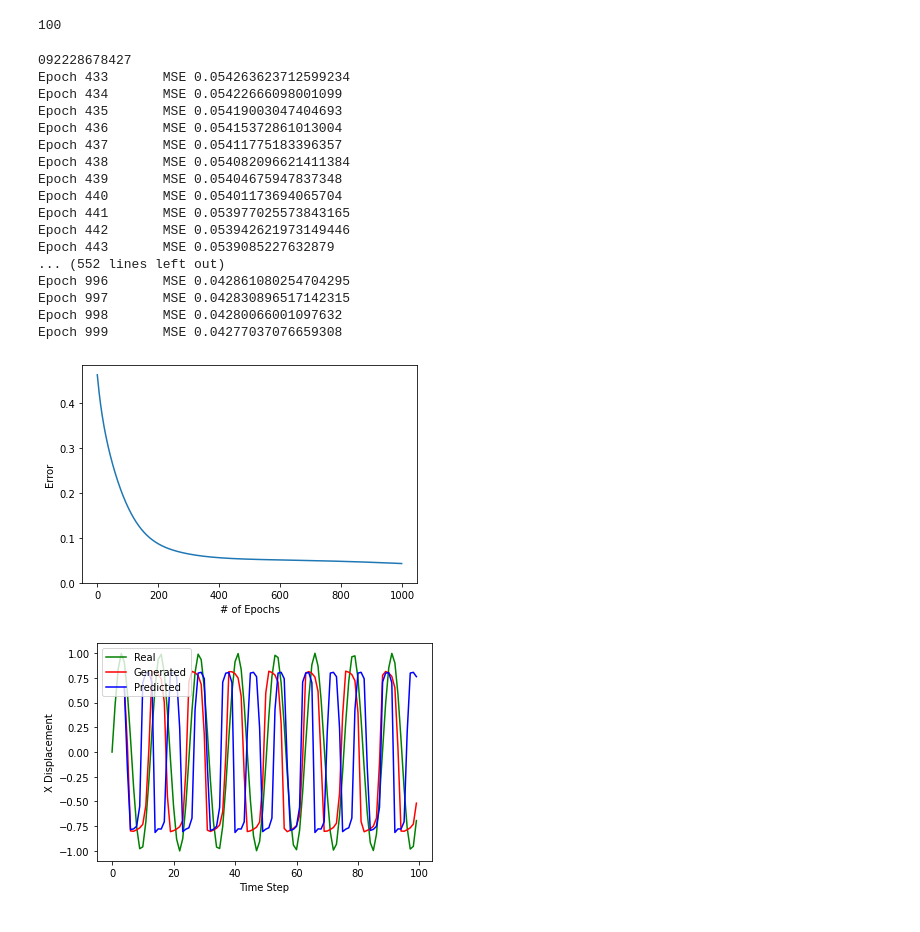
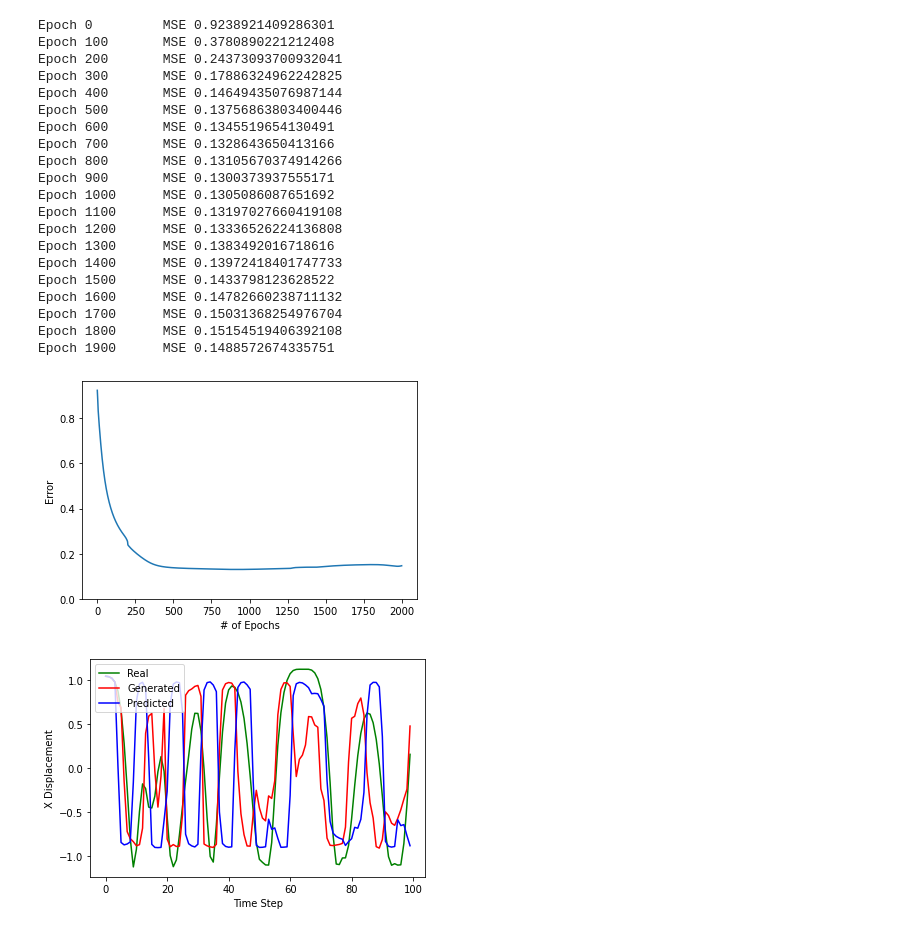
Before and after one commit to ShroomyJr/double_pendulum_nn, a Jupyter notebook: jupyter.ipynb, the cells around one changed output. Cells and saved outputs as stored; diff of their text form; code cells hidden in the pictures.

```diff
--- a/jupyter.ipynb
+++ b/jupyter.ipynb
@@ -12,49 +12,45 @@ random.seed(231)
 learning_rate = 0.001
 time_steps = 100
 window = 4
-epochs = 1000
+epochs = 2000
 # %%
 training_set = read_csv_for_network('./dataset/physics_model/0_cropped.csv')[:600]
 training_set = [row[1] for row in training_set]
 
 # Clip Into 6 training sets
-training_set = [training_set[i*100:i*100+100] for i in range(6)]
-training_groups = [[x for x in group] for group in training_set]
-print(len(training_set[0]))
+training_set = [training_set[i] for i in range(0,600,6)]
+# training_groups = [[x for x in group] for group in training_set]
+# print(len(training_set[0]))
 # print(training_set)
-# %% [output]
-100
 # %%
 # Initialize Network with Nguyen_Widrow weighting
-x_network = RNN(window, 2, 1)
+x_network = RNN(window, 3, 1)
 x_network.nguyen_widrow()
-# training_set = training_groups[0]
 # Train Network on First Training Set
-training_set = [float((np.sin(x/2))) for x in range(time_steps)]
+# training_set = [float((np.sin(x/2))) for x in range(time_steps)] #Sin training set
 error = x_network.train(training_set[:time_steps], time_steps, \
         learning_rate=learning_rate, epochs=epochs, window=window)
-# print(error)
-
-# print(x_network.w)
-# print(x_network.v)
 # %% [output]
-092228678427
-Epoch 433       MSE 0.054263623712599234
-Epoch 434       MSE 0.05422666098001099
-Epoch 435       MSE 0.05419003047404693
-Epoch 436       MSE 0.05415372861013004
-Epoch 437       MSE 0.05411775183396357
-Epoch 438       MSE 0.054082096621411384
-Epoch 439       MSE 0.05404675947837348
-Epoch 440       MSE 0.05401173694065704
-Epoch 441       MSE 0.053977025573843165
-Epoch 442       MSE 0.053942621973149446
-Epoch 443       MSE 0.0539085227632879
-... (552 lines left out)
-Epoch 996       MSE 0.042861080254704295
-Epoch 997       MSE 0.042830896517142315
-Epoch 998       MSE 0.04280066001097632
-Epoch 999       MSE 0.04277037076659308
+Epoch 0         MSE 0.9238921409286301
+Epoch 100       MSE 0.3780890221212408
+Epoch 200       MSE 0.24373093700932041
+Epoch 300       MSE 0.17886324962242825
+Epoch 400       MSE 0.14649435076987144
+Epoch 500       MSE 0.13756863803400446
+Epoch 600       MSE 0.1345519654130491
+Epoch 700       MSE 0.1328643650413166
+Epoch 800       MSE 0.13105670374914266
+Epoch 900       MSE 0.1300373937555171
+Epoch 1000      MSE 0.1305086087651692
+Epoch 1100      MSE 0.13197027660419108
+Epoch 1200      MSE 0.13336526224136808
+Epoch 1300      MSE 0.1383492016718616
+Epoch 1400      MSE 0.13972418401747733
+Epoch 1500      MSE 0.1433798123628522
+Epoch 1600      MSE 0.14782660238711132
+Epoch 1700      MSE 0.15031368254976704
+Epoch 1800      MSE 0.15154519406392108
+Epoch 1900      MSE 0.1488572674335751
 # %%
 plt.figure(0)
 plt.plot(error)
@@ -63,30 +59,30 @@ plt.xlabel('# of Epochs')
 plt.ylim(0)
 plt.show()
 # %% [output]
-[figure, old version]
+[figure, new version]
 # %%
 x = training_set[0:4]
-x_generated = [None, None, None, None] #First 4 timesteps come from the original function
-x_predicted = [None, None, None, None]
+x_generated = [*x] #First 4 timesteps come from the original function
+x_predicted = [*x]
 for time in range(window,time_steps):
     _, y, _ = x_network.feed_forward(training_set[time-window:time])
     _, z, _ = x_network.feed_forward(x)
     # x = z
-    x.append(z[0])
+    x.append(*z)
     x = x[1:]
     x_predicted.append(*z)
     x_generated.append(*y)
 # print(x_generated, x_predicted)
 plt.figure(1)
 plt.plot(training_set[:time_steps], color="g", label="Real")
 plt.plot(x_generated, color="r", label="Generated")
 plt.plot(x_predicted, color="b", label="Predicted")
 plt.xlabel('Time Step')
 plt.ylabel('X Displacement')
 plt.legend(loc="upper left")
 plt.show()
 # %% [output]
-[figure, old version]
+[figure, new version]
 # %%
 print(x_network.u)
 print(np.array(x_network.w))
```
Also changed, not shown: parts of 3 cells of this notebook, 16 other files.
